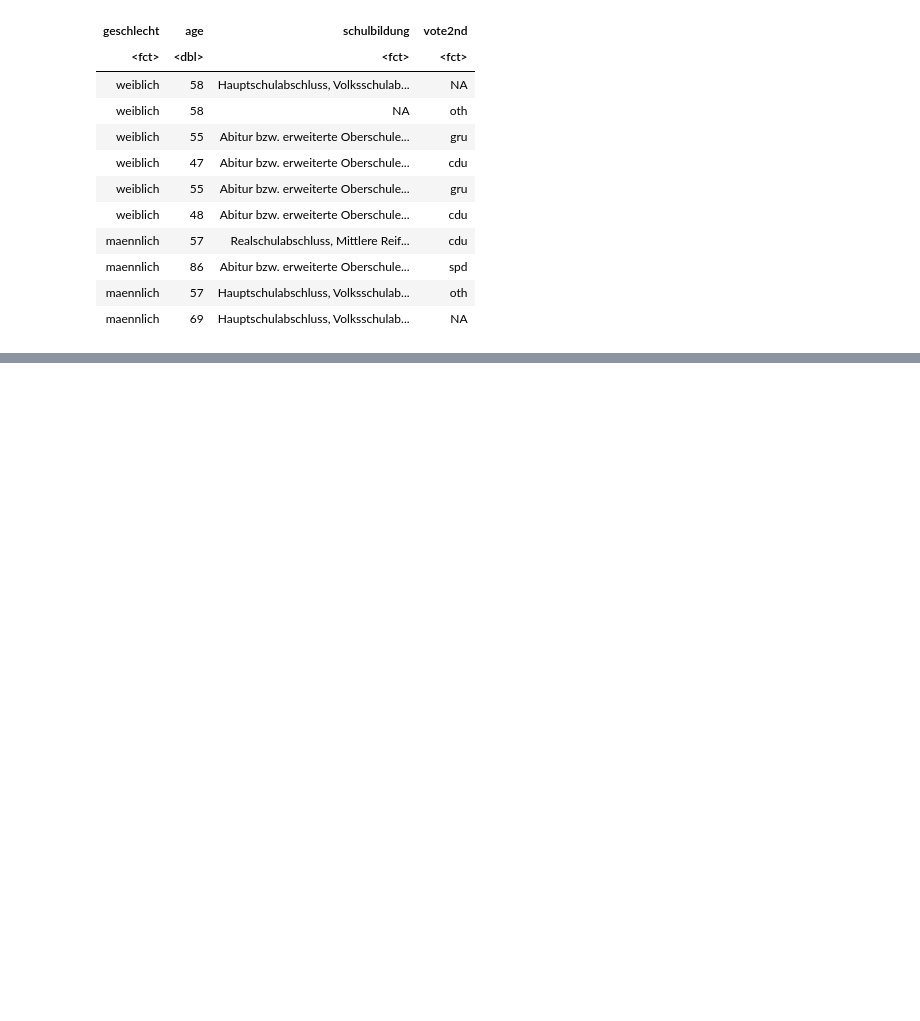
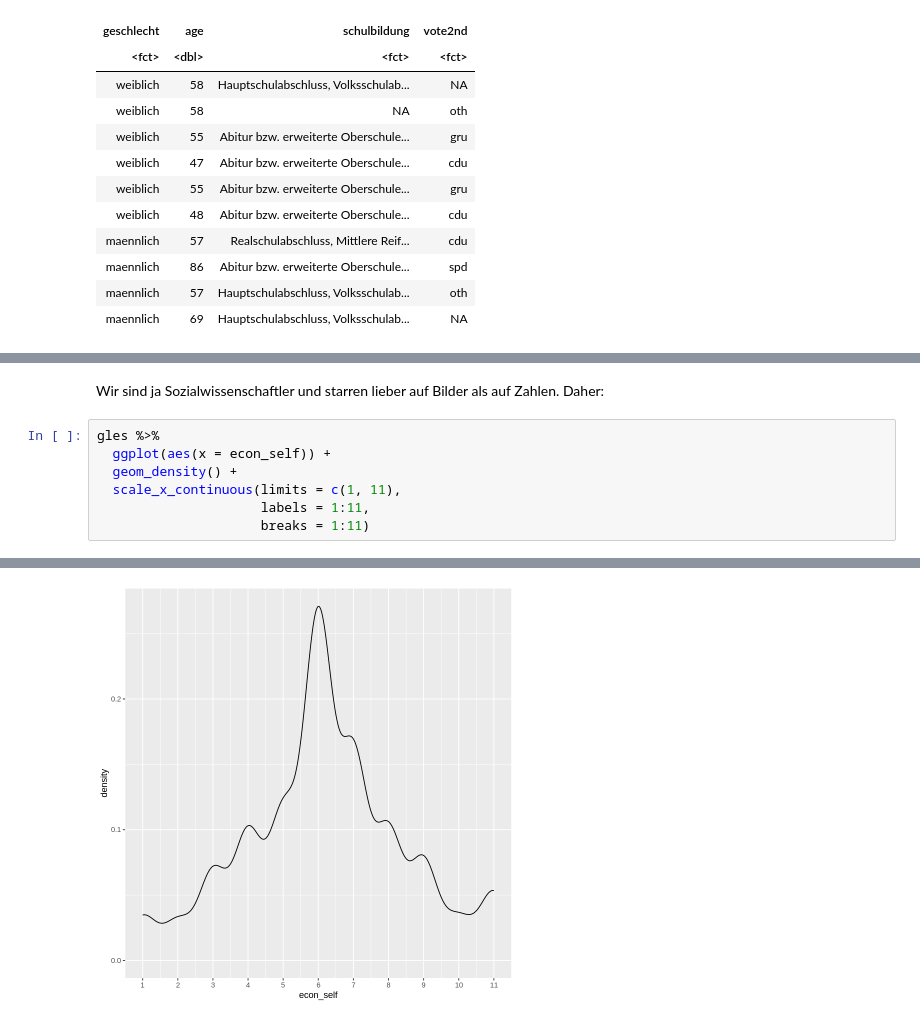
Before and after one commit to cstecker/politicsRLab, a Jupyter notebook: Ja, wen wählen Sie denn.ipynb, the cells around one changed output, grey strips where cells are left out. Cells and saved outputs as stored; diff of their text form; blank space fills up the shorter version.

```diff
--- a/Ja, wen wählen Sie denn.ipynb
+++ b/Ja, wen wählen Sie denn.ipynb
@@ -80,0 +110,10 @@ A tibble: 10 × 4
+# %% [markdown]
+Wir sind ja Sozialwissenschaftler und starren lieber auf Bilder als auf Zahlen. Daher:
+# %%
+gles %>%
+  ggplot(aes(x = econ_self)) +
+  geom_density() +
+  scale_x_continuous(limits = c(1, 11),
+                     labels = 1:11,
+                     breaks = 1:11)
+# %% [output]
@@ -80,0 +122 @@ A tibble: 10 × 4
+[figure, added]
```
Also changed, not shown: parts of 13 cells of this notebook.
